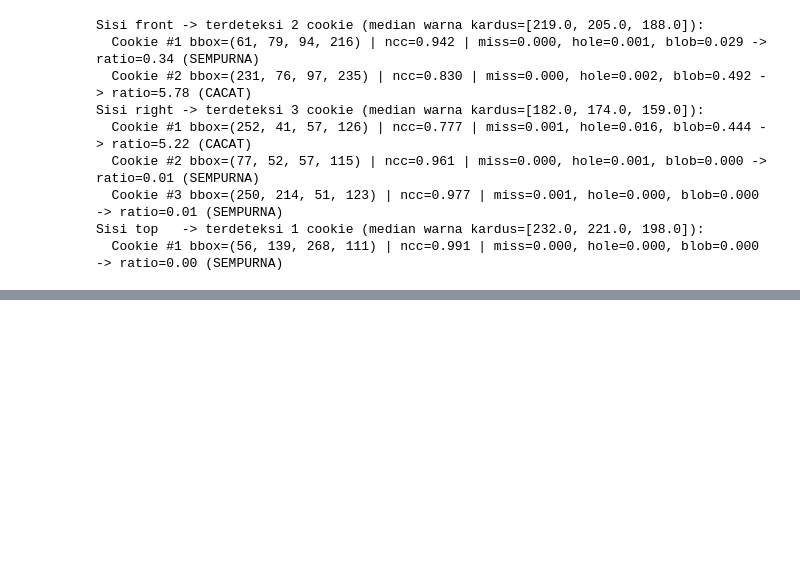
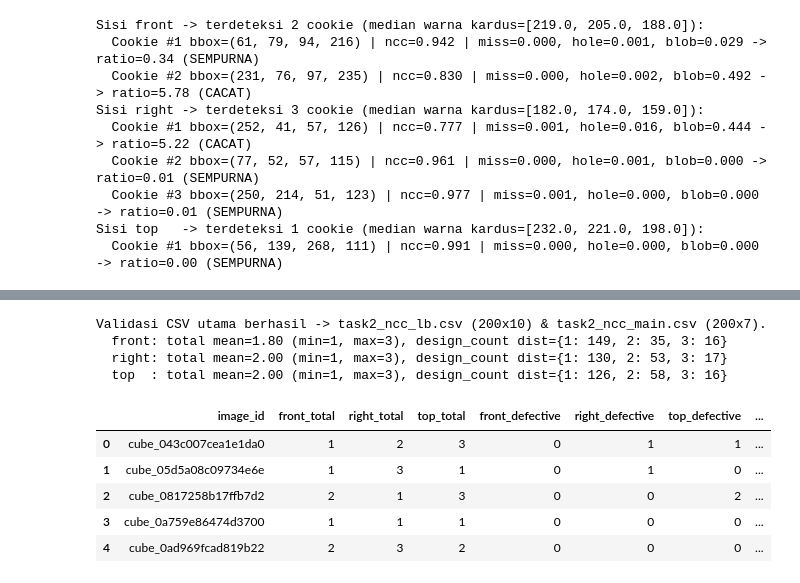
Before and after one commit to K10-Computer-Vision/gingerbread-cv-inspection, a Jupyter notebook: notebooks/Task2_Non_DL_Pipeline_dan_Analisis.ipynb, the cells around one changed output, grey strips where cells are left out. Cells and saved outputs as stored; diff of their text form; code cells hidden in the pictures; blank space fills up the shorter version.

```diff
--- a/notebooks/Task2_Non_DL_Pipeline_dan_Analisis.ipynb
+++ b/notebooks/Task2_Non_DL_Pipeline_dan_Analisis.ipynb
@@ -188,17 +343,0 @@ Terakhir, kami memuat hasil prediksi pada `200` citra *hidden test* dan memastik
-# %%
-sub_lb_path = ROOT / "submissions" / "submission_task2_non_dl_leaderboard.csv"
-if sub_lb_path.exists():
-    df_hidden = pd.read_csv(sub_lb_path, dtype={"image_id": str})
-    with zipfile.ZipFile(HIDDEN_ZIP) as zf:
-        sample_ids = pd.read_csv(io.BytesIO(zf.read("sample_submission_task2.csv")), dtype={"image_id": str})["image_id"].tolist()
-    validate_cube_predictions(df_hidden, sample_ids, len(references), leaderboard=True)
-    print(f"Validasi CSV hidden berhasil: {df_hidden.shape[0]} baris x {df_hidden.shape[1]} kolom.")
-    for fn in FACES:
-        print(
-            f"  {fn:5s}: total mean={df_hidden[f'{fn}_total'].mean():.2f} "
-            f"(min={df_hidden[f'{fn}_total'].min()}, max={df_hidden[f'{fn}_total'].max()}), "
-            f"design_count dist={df_hidden[f'{fn}_design_count'].value_counts().sort_index().to_dict()}"
-        )
-    display(df_hidden.head(10))
-else:
-    print("Jalankan `python -m src.task2_non_dl.evaluate_and_visualize` untuk menghasilkan CSV hidden.")
@@ -220,0 +347,56 @@ Validasi CSV hidden berhasil: 200 baris x 10 kolom.
+# %%
+sub_lb_path = ROOT / "submissions" / "task2_ncc_lb.csv"
+sub_main_path = ROOT / "submissions" / "task2_ncc_main.csv"
+FORCE_REGEN_MAIN = False
+
+with zipfile.ZipFile(HIDDEN_ZIP) as zf:
+    sample_ids = pd.read_csv(io.BytesIO(zf.read("sample_submission_task2.csv")), dtype={"image_id": str})["image_id"].tolist()
+    test_df = pd.read_csv(io.BytesIO(zf.read("test_cube.csv")), dtype={"image_id": str})
+    path_map = dict(zip(test_df["image_id"], test_df["image"]))
+
+    if FORCE_REGEN_MAIN or not (sub_lb_path.exists() and sub_main_path.exists()):
+        t0 = time.time()
+        rows_main = []
+        for img_id in sample_ids:
+            with Image.open(io.BytesIO(zf.read(path_map[img_id]))) as im:
+                rgb = np.asarray(im.convert("RGB"))
+            pred = predict_cube_non_dl(rgb, references, leaderboard=True)
+            rows_main.append({"image_id": img_id, **pred})
+        elapsed_h_main = time.time() - t0
+        df_hidden_main = pd.DataFrame(rows_main, columns=cube_columns(True))
+        df_hidden_main_7 = df_hidden_main[cube_columns(False)].copy()
+        sub_lb_path.parent.mkdir(parents=True, exist_ok=True)
+        df_hidden_main.to_csv(sub_lb_path, index=False)
+        df_hidden_main_7.to_csv(sub_main_path, index=False)
+        print(
+            f"[Main NCC] Inferensi 200 citra selesai dalam {elapsed_h_main:.2f}s "
+            f"({elapsed_h_main / len(sample_ids):.3f}s/citra)."
+        )
+    else:
+        df_hidden_main = pd.read_csv(sub_lb_path, dtype={"image_id": str})
+        df_hidden_main_7 = pd.read_csv(sub_main_path, dtype={"image_id": str})
+
+validate_cube_predictions(df_hidden_main, sample_ids, len(references), leaderboard=True)
+validate_cube_predictions(df_hidden_main_7, sample_ids, len(references), leaderboard=False)
+print(
+    f"Validasi CSV utama berhasil -> {sub_lb_path.name} ({df_hidden_main.shape[0]}x{df_hidden_main.shape[1]}) "
+    f"& {sub_main_path.name} ({df_hidden_main_7.shape[0]}x{df_hidden_main_7.shape[1]})."
+)
+for fn in FACES:
+    print(
+        f"  {fn:5s}: total mean={df_hidden_main[f'{fn}_total'].mean():.2f} "
+        f"(min={df_hidden_main[f'{fn}_total'].min()}, max={df_hidden_main[f'{fn}_total'].max()}), "
+        f"design_count dist={df_hidden_main[f'{fn}_design_count'].value_counts().sort_index().to_dict()}"
+    )
+display(df_hidden_main.head(5))
+# %% [output]
+Validasi CSV utama berhasil -> task2_ncc_lb.csv (200x10) & task2_ncc_main.csv (200x7).
+  front: total mean=1.80 (min=1, max=3), design_count dist={1: 149, 2: 35, 3: 16}
+  right: total mean=2.00 (min=1, max=3), design_count dist={1: 130, 2: 53, 3: 17}
+  top  : total mean=2.00 (min=1, max=3), design_count dist={1: 126, 2: 58, 3: 16}
+|  | image_id | front_total | right_total | top_total | front_defective | right_defective | top_defective | ... |
+| 0 | cube_043c007cea1e1da0 | 1 | 2 | 3 | 0 | 1 | 1 | ... |
+| 1 | cube_05d5a08c09734e6e | 1 | 3 | 1 | 0 | 1 | 0 | ... |
+| 2 | cube_0817258b17ffb7d2 | 2 | 1 | 3 | 0 | 0 | 2 | ... |
+| 3 | cube_0a759e86474d3700 | 1 | 1 | 1 | 0 | 0 | 0 | ... |
+| 4 | cube_0ad969fcad819b22 | 2 | 3 | 2 | 0 | 0 | 0 | ... |
```
Also changed, not shown: parts of 25 cells of this notebook, 5 other files.
